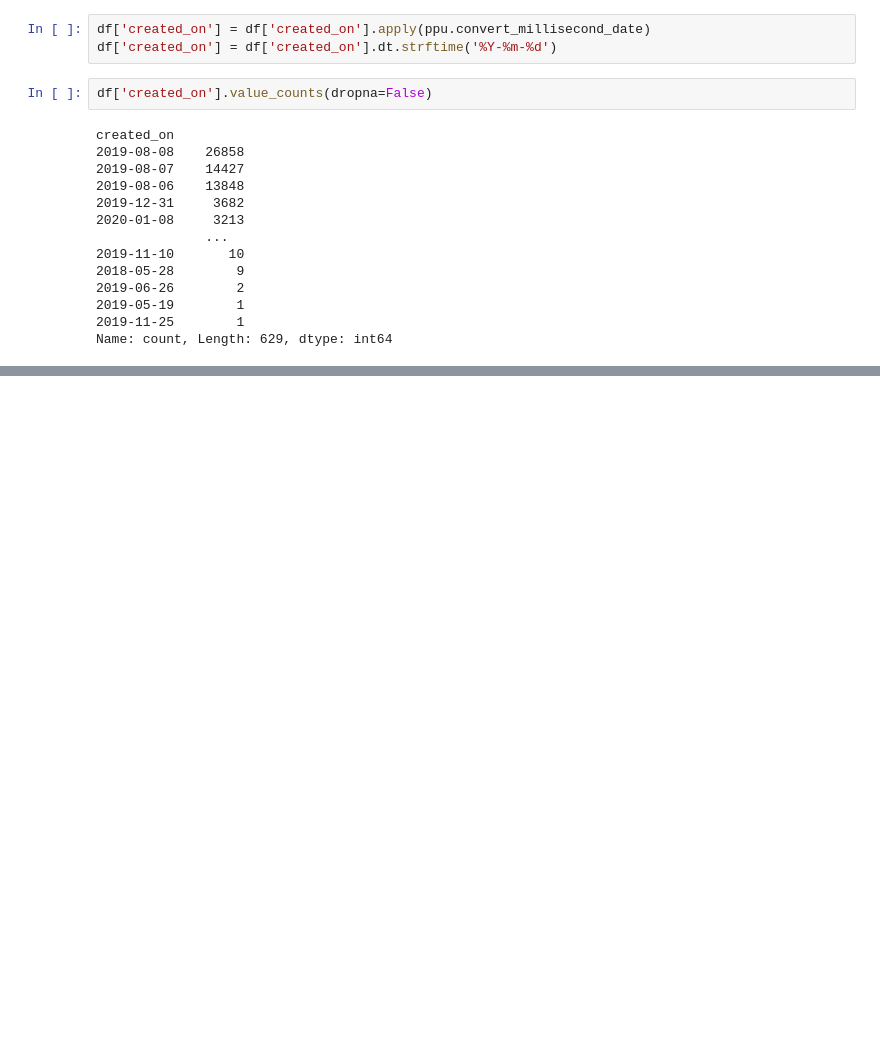
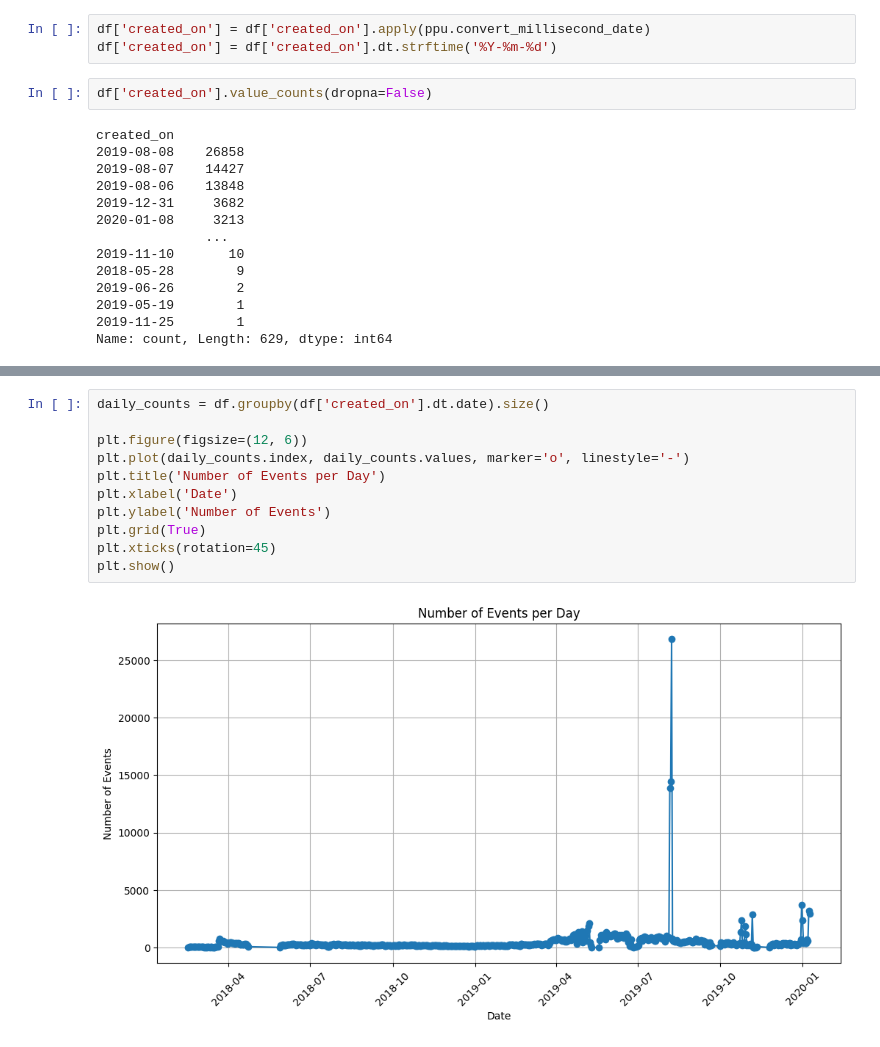
Before and after one commit to D0men1c0/ISSR_Darkweb, a Jupyter notebook: Analyze_files/an_posts.ipynb, the cells around one changed output, grey strips where cells are left out. Drawn from its saved outputs; the diff is of its cells as text; blank space fills up the shorter version.

Commit message:
Graph Date Posts

```diff
--- a/Analyze_files/an_posts.ipynb
+++ b/Analyze_files/an_posts.ipynb
@@ -244,0 +263,13 @@ Name: count, Length: 629, dtype: int64
+# %%
+daily_counts = df.groupby(df['created_on'].dt.date).size()
+
+plt.figure(figsize=(12, 6))
+plt.plot(daily_counts.index, daily_counts.values, marker='o', linestyle='-')
+plt.title('Number of Events per Day')
+plt.xlabel('Date')
+plt.ylabel('Number of Events')
+plt.grid(True)
+plt.xticks(rotation=45)
+plt.show()
+# %% [output]
+[figure, added]
```
Also changed, not shown: parts of 11 cells of this notebook, 1 other file.
